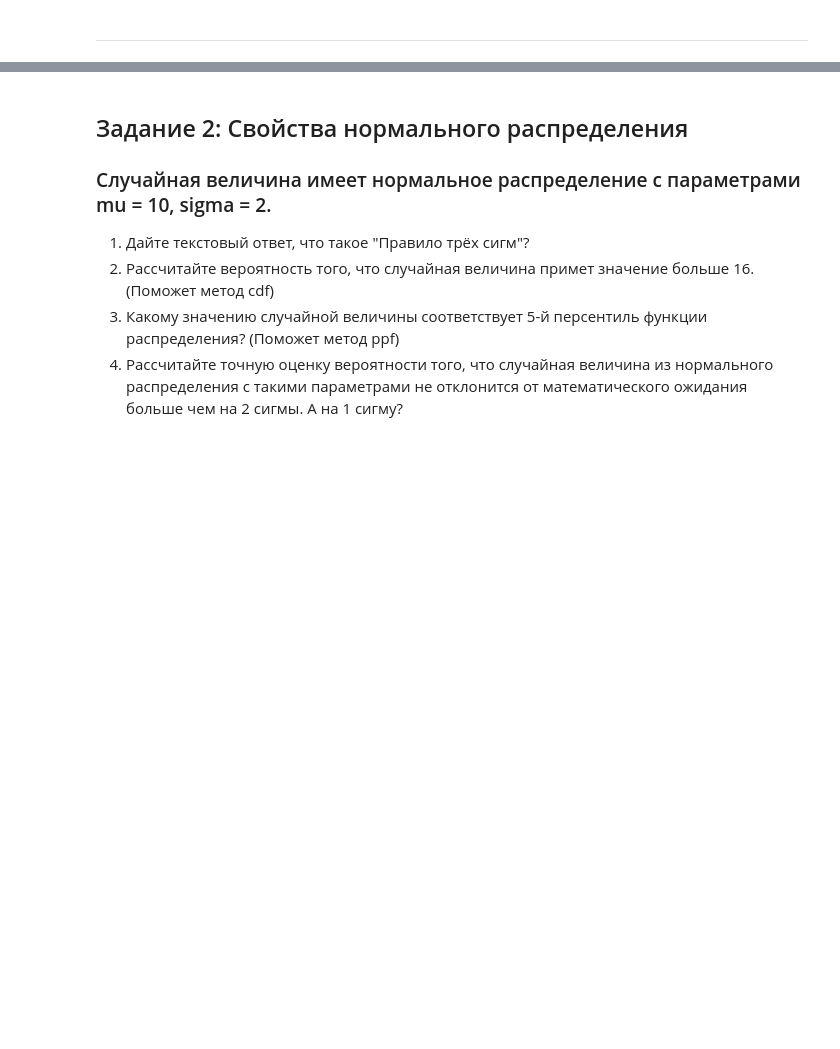
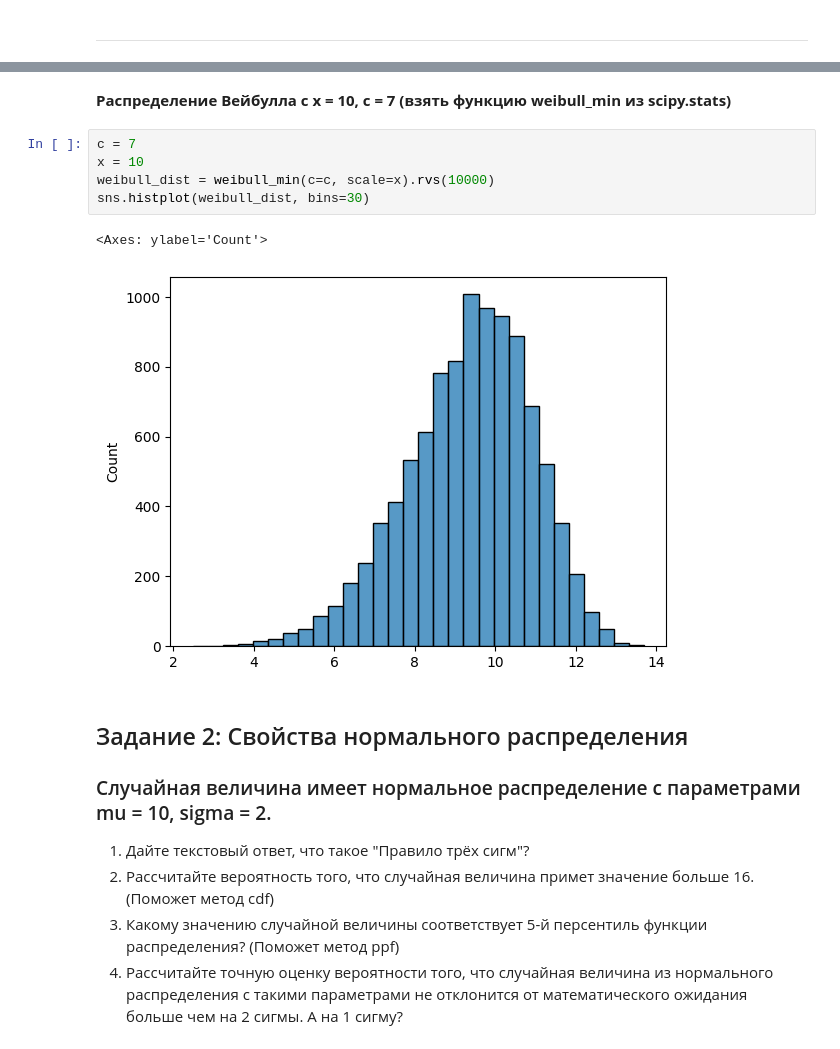
Before and after one commit to Yukkitsune/TBank-Analytics, a Jupyter notebook: Probability theory and mathematical statistics/homework1_probability.ipynb, the cells around one changed output, grey strips where cells are left out. Drawn from its saved outputs; the diff is of its cells as text; blank space fills up the shorter version.

```diff
--- a/Probability theory and mathematical statistics/homework1_probability.ipynb
+++ b/Probability theory and mathematical statistics/homework1_probability.ipynb
@@ -28,3 +46,13 @@ ___
+# %% [markdown]
+**Распределение Вейбулла с x = 10, c = 7 (взять функцию weibull_min из scipy.stats)**
+# %%
+c = 7
+x = 10
+weibull_dist = weibull_min(c=c, scale=x).rvs(10000)
+sns.histplot(weibull_dist, bins=30)
+# %% [output]
+<Axes: ylabel='Count'>
+[figure, added]
 # %% [markdown]
 ## Задание 2: Свойства нормального распределения
 ### Случайная величина имеет нормальное распределение с параметрами mu = 10, sigma = 2.
```
Also changed, not shown: parts of 39 cells of this notebook.
